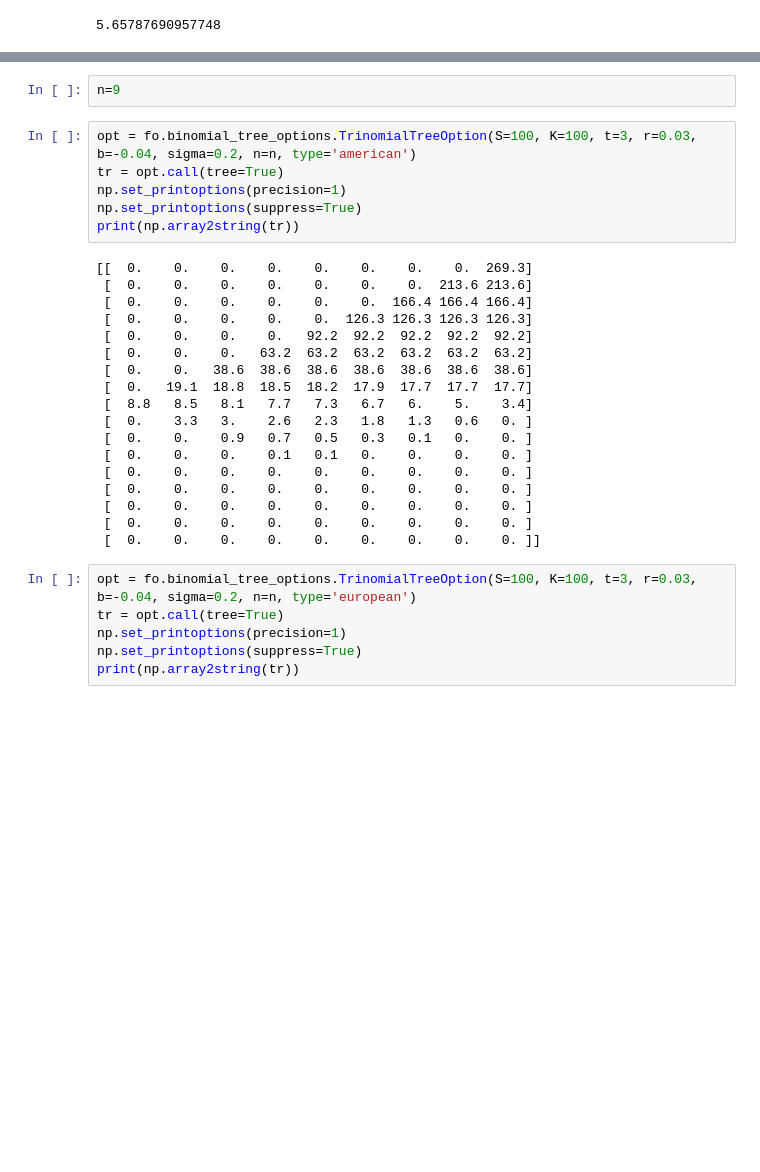
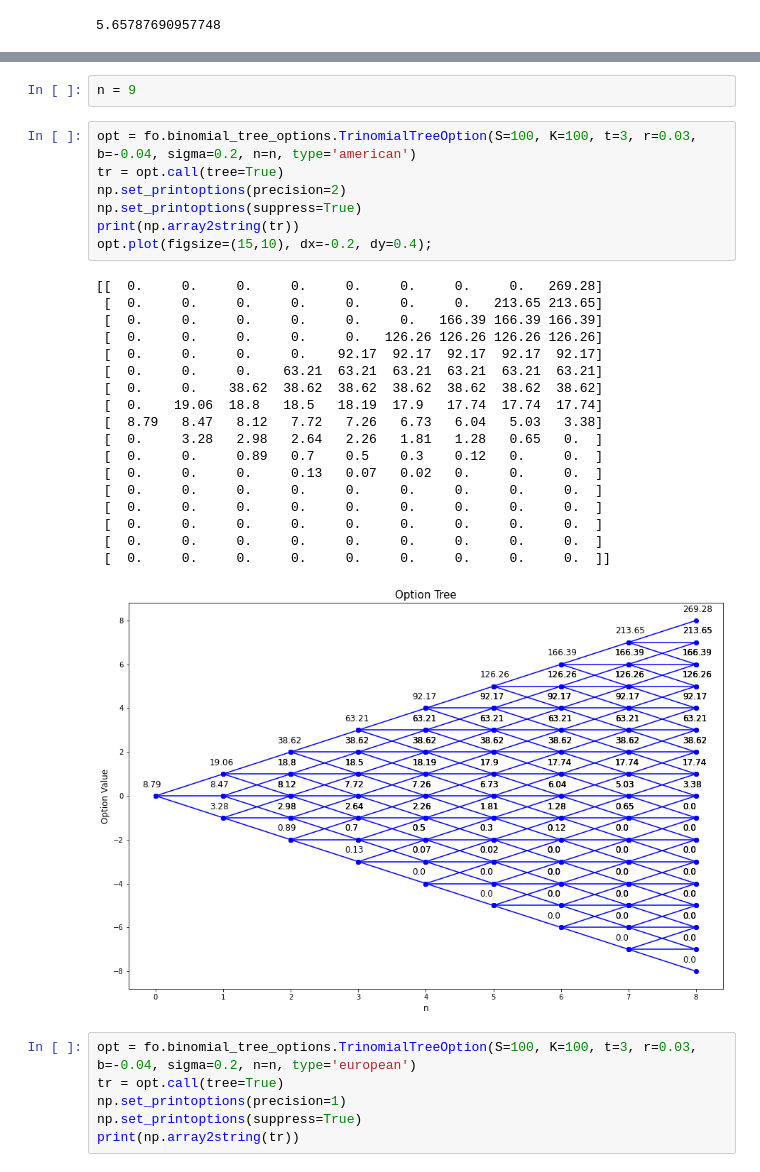
Before and after one commit to bbcho/finoptions-dev, a Jupyter notebook: notebooks/3_Bionomial.ipynb, the cells around one changed output, grey strips where cells are left out. Drawn from its saved outputs; the diff is of its cells as text; blank space fills up the shorter version.

```diff
--- a/notebooks/3_Bionomial.ipynb
+++ b/notebooks/3_Bionomial.ipynb
@@ -203,29 +183,31 @@ opt.call()
 # %%
-n=9
+n = 9
 # %%
 opt = fo.binomial_tree_options.TrinomialTreeOption(S=100, K=100, t=3, r=0.03, b=-0.04, sigma=0.2, n=n, type='american')
 tr = opt.call(tree=True)
-np.set_printoptions(precision=1)
+np.set_printoptions(precision=2)
 np.set_printoptions(suppress=True)
 print(np.array2string(tr))
+opt.plot(figsize=(15,10), dx=-0.2, dy=0.4);
 # %% [output]
-[[  0.    0.    0.    0.    0.    0.    0.    0.  269.3]
- [  0.    0.    0.    0.    0.    0.    0.  213.6 213.6]
- [  0.    0.    0.    0.    0.    0.  166.4 166.4 166.4]
- [  0.    0.    0.    0.    0.  126.3 126.3 126.3 126.3]
- [  0.    0.    0.    0.   92.2  92.2  92.2  92.2  92.2]
- [  0.    0.    0.   63.2  63.2  63.2  63.2  63.2  63.2]
- [  0.    0.   38.6  38.6  38.6  38.6  38.6  38.6  38.6]
- [  0.   19.1  18.8  18.5  18.2  17.9  17.7  17.7  17.7]
- [  8.8   8.5   8.1   7.7   7.3   6.7   6.    5.    3.4]
- [  0.    3.3   3.    2.6   2.3   1.8   1.3   0.6   0. ]
- [  0.    0.    0.9   0.7   0.5   0.3   0.1   0.    0. ]
- [  0.    0.    0.    0.1   0.1   0.    0.    0.    0. ]
- [  0.    0.    0.    0.    0.    0.    0.    0.    0. ]
- [  0.    0.    0.    0.    0.    0.    0.    0.    0. ]
- [  0.    0.    0.    0.    0.    0.    0.    0.    0. ]
- [  0.    0.    0.    0.    0.    0.    0.    0.    0. ]
- [  0.    0.    0.    0.    0.    0.    0.    0.    0. ]]
+[[  0.     0.     0.     0.     0.     0.     0.     0.   269.28]
+ [  0.     0.     0.     0.     0.     0.     0.   213.65 213.65]
+ [  0.     0.     0.     0.     0.     0.   166.39 166.39 166.39]
+ [  0.     0.     0.     0.     0.   126.26 126.26 126.26 126.26]
+ [  0.     0.     0.     0.    92.17  92.17  92.17  92.17  92.17]
+ [  0.     0.     0.    63.21  63.21  63.21  63.21  63.21  63.21]
+ [  0.     0.    38.62  38.62  38.62  38.62  38.62  38.62  38.62]
+ [  0.    19.06  18.8   18.5   18.19  17.9   17.74  17.74  17.74]
+ [  8.79   8.47   8.12   7.72   7.26   6.73   6.04   5.03   3.38]
+ [  0.     3.28   2.98   2.64   2.26   1.81   1.28   0.65   0.  ]
+ [  0.     0.     0.89   0.7    0.5    0.3    0.12   0.     0.  ]
+ [  0.     0.     0.     0.13   0.07   0.02   0.     0.     0.  ]
+ [  0.     0.     0.     0.     0.     0.     0.     0.     0.  ]
+ [  0.     0.     0.     0.     0.     0.     0.     0.     0.  ]
+ [  0.     0.     0.     0.     0.     0.     0.     0.     0.  ]
+ [  0.     0.     0.     0.     0.     0.     0.     0.     0.  ]
+ [  0.     0.     0.     0.     0.     0.     0.     0.     0.  ]]
+[figure, added]
 # %%
 opt = fo.binomial_tree_options.TrinomialTreeOption(S=100, K=100, t=3, r=0.03, b=-0.04, sigma=0.2, n=n, type='european')
 tr = opt.call(tree=True)
```
Also changed, not shown: parts of 4 cells of this notebook, 2 other files.
